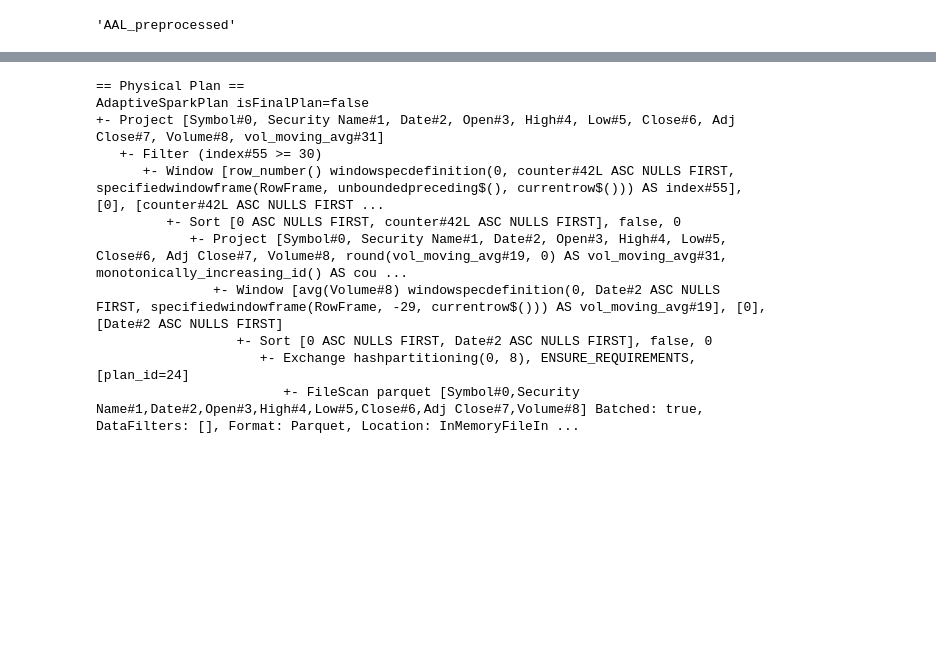
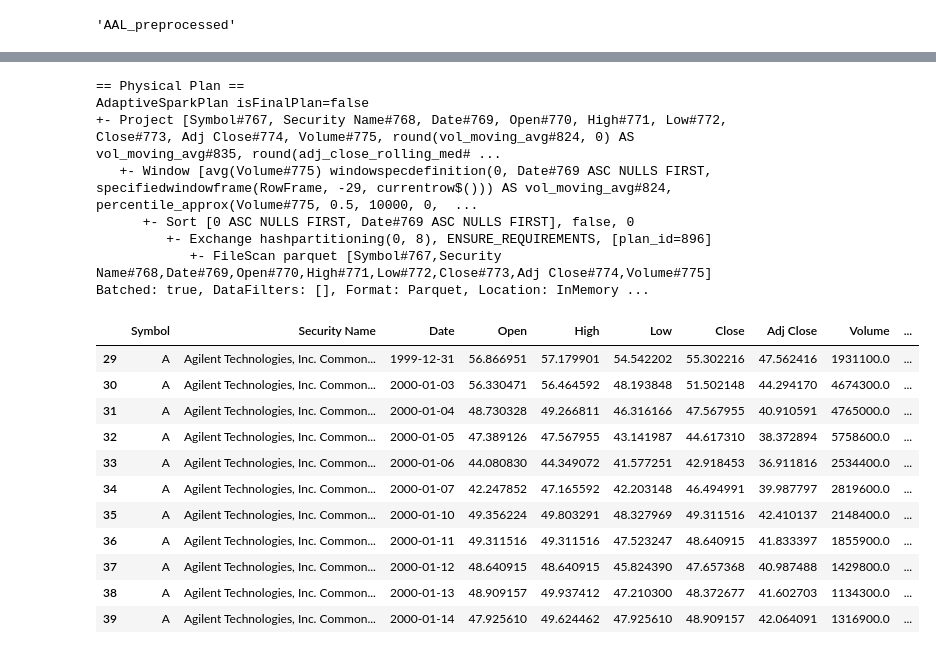
Before and after one commit to FelixQLe/ML_PIPELINE_AIRFLOW_SPARK_DOCKER, a Jupyter notebook: dags/utils/add_sym_sec_name.ipynb, the cells around one changed output, grey strips where cells are left out. Drawn from its saved outputs; the diff is of its cells as text; code cells hidden in the pictures; blank space fills up the shorter version.

```diff
--- a/dags/utils/add_sym_sec_name.ipynb
+++ b/dags/utils/add_sym_sec_name.ipynb
@@ -335,2 +318,2 @@ To adjust logging level use sc.setLogLevel(newLevel). For SparkR, use setLogLeve
 # %%
-A_stocks = spark.read.parquet('../data/processed_stocks_etfs/A_preprocessed.parquet/', scheme=custom_schema)
+processed_stock = spark.read.parquet('../data/processed_stocks_etfs/A_preprocessed.parquet')
@@ -337,26 +352,25 @@ A_stocks = spark.read.parquet('../data/processed_stocks_etfs/A_preprocessed.parq
 # %%
 # Calculate volume moving average using Window function for the last 30 days, including the current row
-window_spec = Window.partitionBy(F.lit(0)).orderBy(F.col('Date')).rowsBetween(-29, 0)
-A_stocks = A_stocks.withColumn('vol_moving_avg', F.avg('Volume').over(window_spec))
-A_stocks = A_stocks.withColumn('vol_moving_avg', F.round('vol_moving_avg', 0))
-
-#drop the first 30 days
-A_stocks = A_stocks.withColumn("counter", F.monotonically_increasing_id())
-w = Window.partitionBy(F.lit(0)).orderBy("counter")
-A_stocks = A_stocks.withColumn("index", F.row_number().over(w))
-A_stocks = A_stocks.filter(F.col("index") >= 30)
-A_stocks = A_stocks.drop("counter", "index")
+w_date = Window.partitionBy(F.lit(0)).orderBy(F.col('Date')).rowsBetween(-29, 0)
+processed_stock = processed_stock.withColumn('vol_moving_avg', F.mean('Volume').over(w_date))
+processed_stock = processed_stock.withColumn('vol_moving_avg', F.round('vol_moving_avg', 0))
+# Calculate the rolling median for the 'Volume' column over the last 30 days
+processed_stock = processed_stock.withColumn('adj_close_rolling_med', F.expr('percentile(Volume, 0.5)').over(w_date))
+processed_stock = processed_stock.withColumn('adj_close_rolling_med', F.round('adj_close_rolling_med', 0))
+# %%
+#drop the first 30 days
+processed_stock = processed_stock.withColumn("counter", F.monotonically_increasing_id())
+w_counter = Window.partitionBy(F.lit(0)).orderBy("counter")
+processed_stock = processed_stock.withColumn("index", F.row_number().over(w_counter))
+processed_stock = processed_stock.filter(F.col("index") >= 30)
+processed_stock = processed_stock.drop("counter", "index")
 # %%
-A_stocks.explain()
+processed_stock.explain()
 # %% [output]
 == Physical Plan ==
 AdaptiveSparkPlan isFinalPlan=false
-+- Project [Symbol#0, Security Name#1, Date#2, Open#3, High#4, Low#5, Close#6, Adj Close#7, Volume#8, vol_moving_avg#31]
-   +- Filter (index#55 >= 30)
-      +- Window [row_number() windowspecdefinition(0, counter#42L ASC NULLS FIRST, specifiedwindowframe(RowFrame, unboundedpreceding$(), currentrow$())) AS index#55], [0], [counter#42L ASC NULLS FIRST ...
-         +- Sort [0 ASC NULLS FIRST, counter#42L ASC NULLS FIRST], false, 0
-            +- Project [Symbol#0, Security Name#1, Date#2, Open#3, High#4, Low#5, Close#6, Adj Close#7, Volume#8, round(vol_moving_avg#19, 0) AS vol_moving_avg#31, monotonically_increasing_id() AS cou ...
-               +- Window [avg(Volume#8) windowspecdefinition(0, Date#2 ASC NULLS FIRST, specifiedwindowframe(RowFrame, -29, currentrow$())) AS vol_moving_avg#19], [0], [Date#2 ASC NULLS FIRST]
-                  +- Sort [0 ASC NULLS FIRST, Date#2 ASC NULLS FIRST], false, 0
-                     +- Exchange hashpartitioning(0, 8), ENSURE_REQUIREMENTS, [plan_id=24]
-                        +- FileScan parquet [Symbol#0,Security Name#1,Date#2,Open#3,High#4,Low#5,Close#6,Adj Close#7,Volume#8] Batched: true, DataFilters: [], Format: Parquet, Location: InMemoryFileIn ...
++- Project [Symbol#767, Security Name#768, Date#769, Open#770, High#771, Low#772, Close#773, Adj Close#774, Volume#775, round(vol_moving_avg#824, 0) AS vol_moving_avg#835, round(adj_close_rolling_med# ...
+   +- Window [avg(Volume#775) windowspecdefinition(0, Date#769 ASC NULLS FIRST, specifiedwindowframe(RowFrame, -29, currentrow$())) AS vol_moving_avg#824, percentile_approx(Volume#775, 0.5, 10000, 0,  ...
+      +- Sort [0 ASC NULLS FIRST, Date#769 ASC NULLS FIRST], false, 0
+         +- Exchange hashpartitioning(0, 8), ENSURE_REQUIREMENTS, [plan_id=896]
+            +- FileScan parquet [Symbol#767,Security Name#768,Date#769,Open#770,High#771,Low#772,Close#773,Adj Close#774,Volume#775] Batched: true, DataFilters: [], Format: Parquet, Location: InMemory ...
@@ -365,2 +377,17 @@ A_stocks.show(10)
+# %%
+processed_stock.limit(40).toPandas().iloc[29:40]
+# %% [output]
+|  | Symbol | Security Name | Date | Open | High | Low | Close | Adj Close | Volume | ... |
+| 29 | A | Agilent Technologies, Inc. Common... | 1999-12-31 | 56.866951 | 57.179901 | 54.542202 | 55.302216 | 47.562416 | 1931100.0 | ... |
+| 30 | A | Agilent Technologies, Inc. Common... | 2000-01-03 | 56.330471 | 56.464592 | 48.193848 | 51.502148 | 44.294170 | 4674300.0 | ... |
+| 31 | A | Agilent Technologies, Inc. Common... | 2000-01-04 | 48.730328 | 49.266811 | 46.316166 | 47.567955 | 40.910591 | 4765000.0 | ... |
+| 32 | A | Agilent Technologies, Inc. Common... | 2000-01-05 | 47.389126 | 47.567955 | 43.141987 | 44.617310 | 38.372894 | 5758600.0 | ... |
+| 33 | A | Agilent Technologies, Inc. Common... | 2000-01-06 | 44.080830 | 44.349072 | 41.577251 | 42.918453 | 36.911816 | 2534400.0 | ... |
+| 34 | A | Agilent Technologies, Inc. Common... | 2000-01-07 | 42.247852 | 47.165592 | 42.203148 | 46.494991 | 39.987797 | 2819600.0 | ... |
+| 35 | A | Agilent Technologies, Inc. Common... | 2000-01-10 | 49.356224 | 49.803291 | 48.327969 | 49.311516 | 42.410137 | 2148400.0 | ... |
+| 36 | A | Agilent Technologies, Inc. Common... | 2000-01-11 | 49.311516 | 49.311516 | 47.523247 | 48.640915 | 41.833397 | 1855900.0 | ... |
+| 37 | A | Agilent Technologies, Inc. Common... | 2000-01-12 | 48.640915 | 48.640915 | 45.824390 | 47.657368 | 40.987488 | 1429800.0 | ... |
+| 38 | A | Agilent Technologies, Inc. Common... | 2000-01-13 | 48.909157 | 49.937412 | 47.210300 | 48.372677 | 41.602703 | 1134300.0 | ... |
+| 39 | A | Agilent Technologies, Inc. Common... | 2000-01-14 | 47.925610 | 49.624462 | 47.925610 | 48.909157 | 42.064091 | 1316900.0 | ... |
 # %%
 import pandas as pd
```
Also changed, not shown: parts of 6 cells of this notebook, 2 other files.
